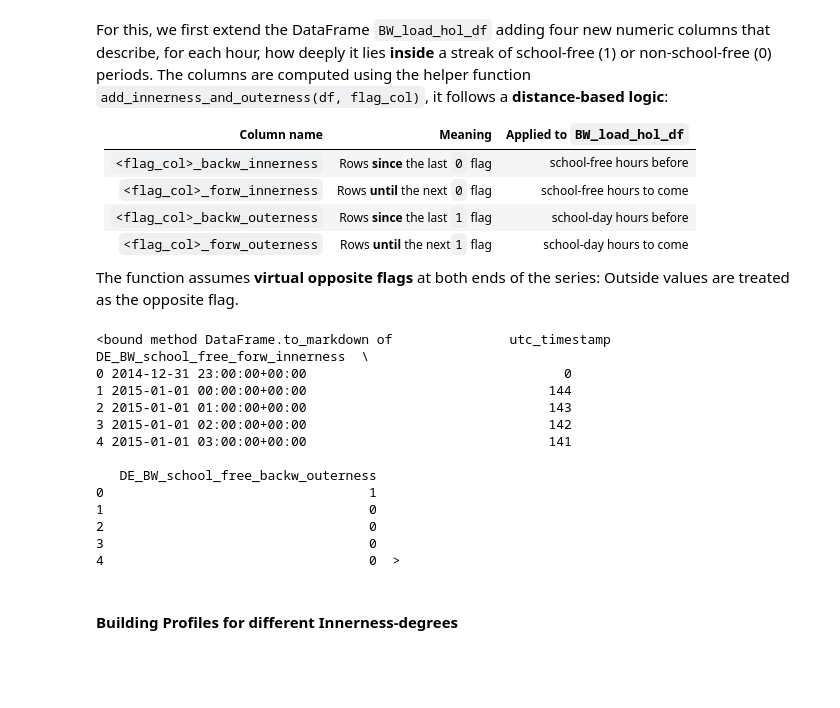
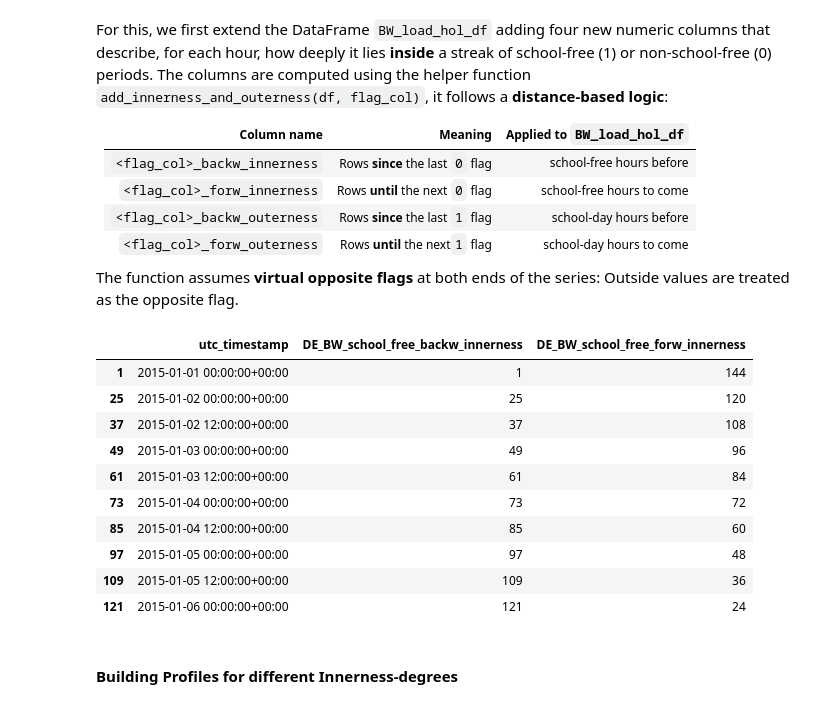
Before and after one commit to F-Skorz/electricity-demand-project, a Jupyter notebook: notebooks/04_EngineerHolidaynessFeature.ipynb, the cells around one changed output. Saved outputs shown, nothing was run; the diff lists cells and outputs as text; code cells hidden in the pictures; blank space fills up the shorter version.

Commit message:
Innerness and Outerness - minor changes

```diff
--- a/notebooks/04_EngineerHolidaynessFeature.ipynb
+++ b/notebooks/04_EngineerHolidaynessFeature.ipynb
@@ -317,23 +317,20 @@ The function assumes **virtual opposite flags** at both ends of the series:   Ou
 BW_load_hol_df_hol_inout =fae.add_innerness_and_outerness(BW_load_hol_df , "DE_BW_school_free")
 # %%
 BW_load_hol_df_hol_inout_snippet = BW_load_hol_df_hol_inout[["utc_timestamp","DE_BW_school_free_forw_innerness","DE_BW_school_free_backw_outerness"]].head(5).copy()
-
-BW_load_hol_df_hol_inout_snippet_md= BW_load_hol_df_hol_inout_snippet.to_markdown
-BW_load_hol_df_hol_inout_snippet_md
-# %% [output]
-<bound method DataFrame.to_markdown of               utc_timestamp  DE_BW_school_free_forw_innerness  \
-0 2014-12-31 23:00:00+00:00                                 0
-1 2015-01-01 00:00:00+00:00                               144
-2 2015-01-01 01:00:00+00:00                               143
-3 2015-01-01 02:00:00+00:00                               142
-4 2015-01-01 03:00:00+00:00                               141
-
-   DE_BW_school_free_backw_outerness
-0                                  1
-1                                  0
-2                                  0
-3                                  0
-4                                  0  >
+# %%
+BW_load_hol_df_hol_inout.loc[[1,25, 3*12+1 ,  4*12+1, 5*12+1, 6*12+1, 7*12+1,8*12+1,9*12+1,10*12+1  ] ,  ["utc_timestamp", 		"DE_BW_school_free_backw_innerness", 	"DE_BW_school_free_forw_innerness"]]
+# %% [output]
+|  | utc_timestamp | DE_BW_school_free_backw_innerness | DE_BW_school_free_forw_innerness |
+| 1 | 2015-01-01 00:00:00+00:00 | 1 | 144 |
+| 25 | 2015-01-02 00:00:00+00:00 | 25 | 120 |
+| 37 | 2015-01-02 12:00:00+00:00 | 37 | 108 |
+| 49 | 2015-01-03 00:00:00+00:00 | 49 | 96 |
+| 61 | 2015-01-03 12:00:00+00:00 | 61 | 84 |
+| 73 | 2015-01-04 00:00:00+00:00 | 73 | 72 |
+| 85 | 2015-01-04 12:00:00+00:00 | 85 | 60 |
+| 97 | 2015-01-05 00:00:00+00:00 | 97 | 48 |
+| 109 | 2015-01-05 12:00:00+00:00 | 109 | 36 |
+| 121 | 2015-01-06 00:00:00+00:00 | 121 | 24 |
 # %% [markdown]
 <h4> Building Profiles for different Innerness-degrees </h4>
 # %% [markdown]
```
